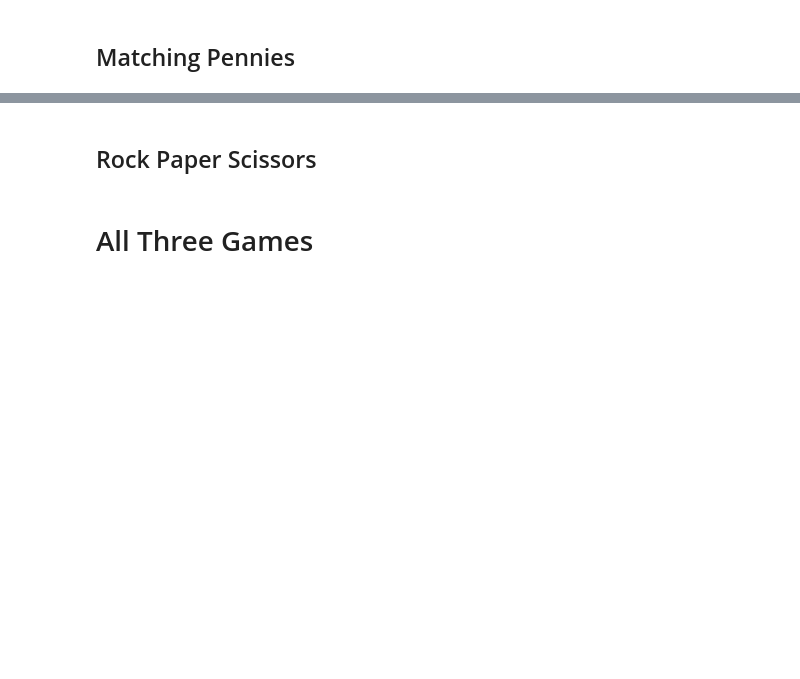
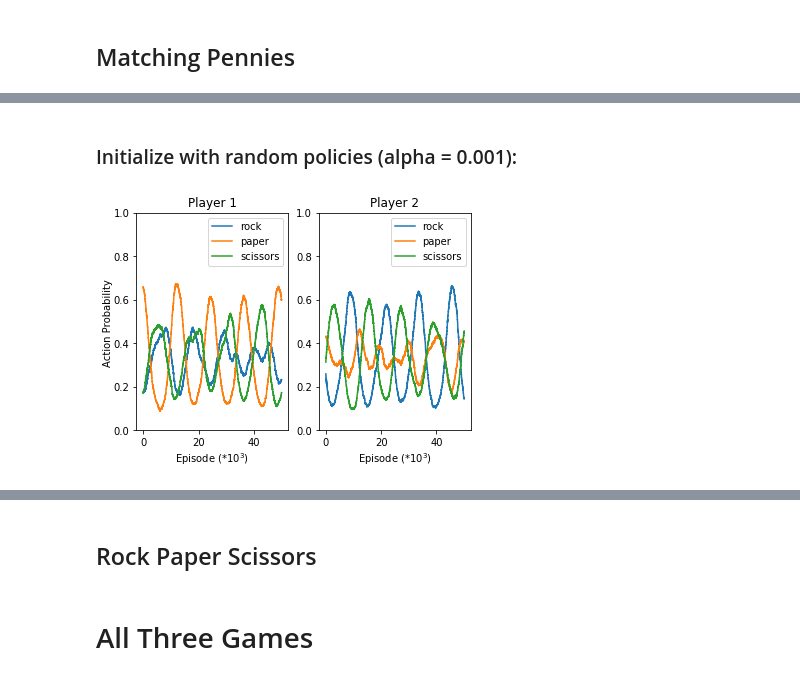
Before and after one commit to hughmor/rl-matrix-games, a Jupyter notebook: report.ipynb, the cells around one changed output, grey strips where cells are left out. Drawn from its saved outputs; the diff is of its cells as text; code cells hidden in the pictures; blank space fills up the shorter version.

```diff
--- a/report.ipynb
+++ b/report.ipynb
@@ -68,0 +89,14 @@ Converged to probabilities of confessing:
+# %%
+rewards_1 = p1_rewards[2]
+rewards_2 = p2_rewards[2]
+labels = action_labels[2]
+N = 50000 # Number of episodes
+# %% [markdown]
+### Initialize with random policies (alpha = 0.001):
+# %%
+policy_1 = normalize(np.random.random(3))
+policy_2 = normalize(np.random.random(3))
+p1_history, p2_history, _, _ = iterate(policy_1, rewards_1, policy_2, rewards_2, alpha=0.001, max_iterations=N)
+make_plots(p1_history, p2_history, labels)
+# %% [output]
+[figure, added]
```
Also changed, not shown: parts of 19 cells of this notebook.
